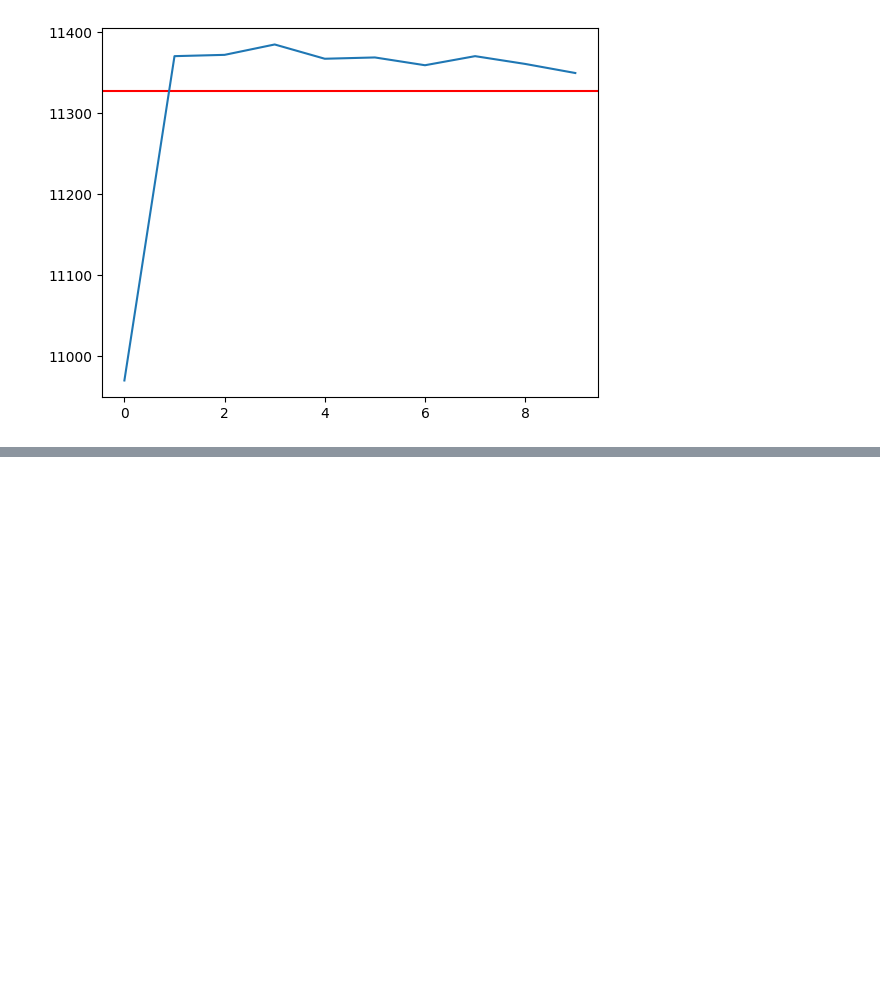
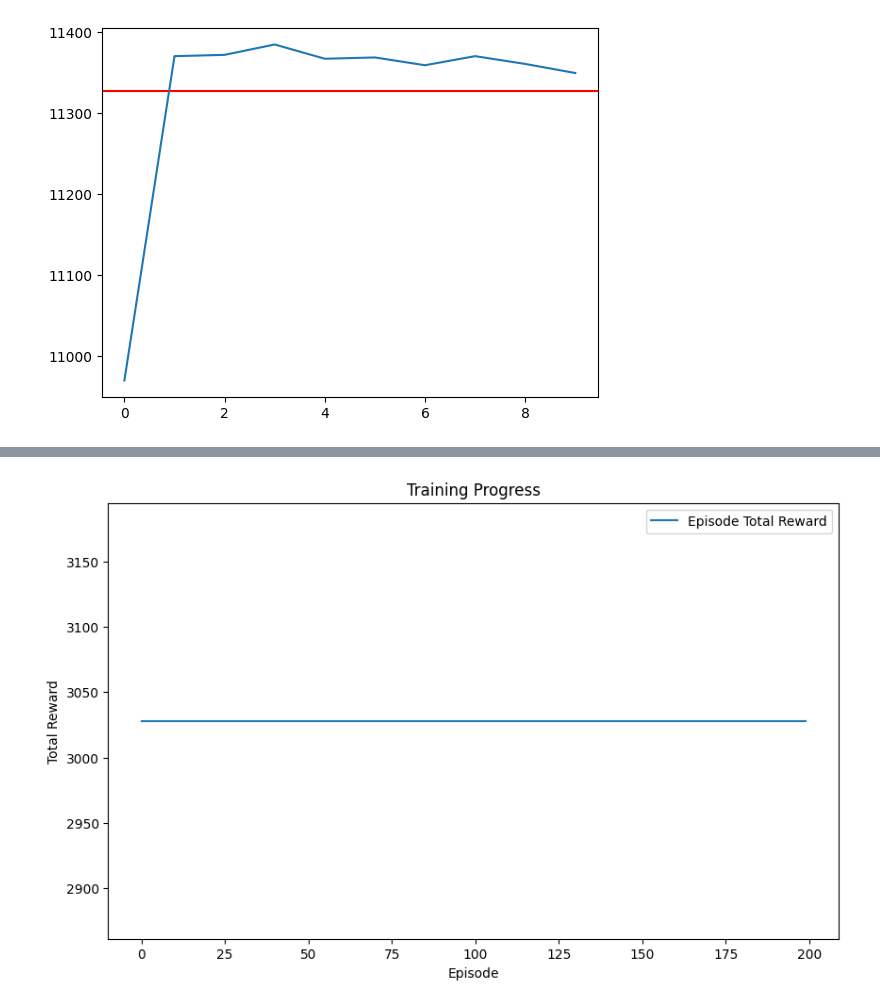
Before and after one commit to AliHaider20/Patient-Scheduling, a Jupyter notebook: Improving ED using RL.ipynb, the cells around one changed output, grey strips where cells are left out. Cells and saved outputs as stored; diff of their text form; code cells hidden in the pictures; blank space fills up the shorter version.

```diff
--- a/Improving ED using RL.ipynb
+++ b/Improving ED using RL.ipynb
@@ -319,7 +331,7 @@ class DQNAgent:
         self.q_network = DQN(state_dim, action_dim).to(device)
         self.target_network = DQN(state_dim, action_dim).to(device)
         self.target_network.load_state_dict(self.q_network.state_dict())
-        self.optimizer = optim.Adam(self.q_network.parameters(), lr=learning_rate)
+        self.optimizer = optim.AdamW(self.q_network.parameters(), lr=learning_rate)
         self.loss_fn = nn.HuberLoss()
 
     def select_action(self, state):
@@ -434,0 +570,80 @@ plt.plot(rewards[-300:]);
+# %%
+import matplotlib.pyplot as plt
+
+# ... (Previous code)
+
+# Training loop
+num_episodes = 200
+batch_size = 64
+
+episode_rewards = []
+waiting_times = []
+
+for episode in range(num_episodes):
+    state = torch.tensor(data.iloc[0].values, dtype=torch.float32).unsqueeze(0)  # Initial state
+    total_reward = 0
+    episode_waiting_times = []
+
+    # Episode simulation loop
+    for t in range(len(data) - 1):  # Iterate up to len(data) - 1
+        # Agent selects an action based on the current state
+        action = agent.select_action(state)
+
+        # Assuming sequential data, get the next state
+        next_state = torch.tensor(data.iloc[t + 1].values, dtype=torch.float32).unsqueeze(0)
+
+        # Reward for the current step (you can customize the reward calculation)
+        reward = data.iloc[t]['Acuity_Lvl']
+
+        # Check if it's the last step of the episode
+        done = False
+
+        # Store waiting time for the current patient
+        episode_waiting_times.append(reward)
+
+        # Store the experience in the replay memory
+        agent.memory.push((state, torch.tensor(action), torch.tensor(reward), next_state, torch.tensor(done, dtype=torch.float32)))
+
+        # Train the agent
+        agent.train(batch_size)
+
+        # Update the target network
+        agent.update_target_network()
+
+        # Accumulate the total reward
+        total_reward += reward
+
+        # Move to the next state
+        state = next_state
+
+
+    # Decay epsilon for exploration-exploitation trade-off
+    if agent.epsilon > agent.epsilon_min:
+        agent.epsilon *= agent.epsilon_decay
+
+    # Store episode statistics
+    episode_rewards.append(total_reward)
+    waiting_times.append(episode_waiting_times)
+
+    # Print episode results
+    print(f"Episode {episode + 1}, Total Reward: {total_reward}")
+
+# Plotting
+plt.figure(figsize=(10, 6))
+plt.plot(episode_rewards, label='Episode Total Reward')
+plt.xlabel('Episode')
+plt.ylabel('Total Reward')
+plt.title('Training Progress')
+plt.legend()
+plt.show()
+
+# Plotting waiting time for each patient in the last episode
+plt.figure(figsize=(12, 8))
+for i, waiting_time in enumerate(waiting_times[-1]):
+    plt.scatter([i], [waiting_time], color='blue', alpha=0.5)
+
+plt.xlabel('Patient')
+plt.ylabel('Waiting Time')
+plt.title('Waiting Time for Each Patient (Last Episode)')
+plt.show()
+# %% [output]
@@ -434,0 +667 @@ plt.plot(rewards[-300:]);
+[figure, added]
```
Also changed, not shown: parts of 10 cells of this notebook, 2 other files.
